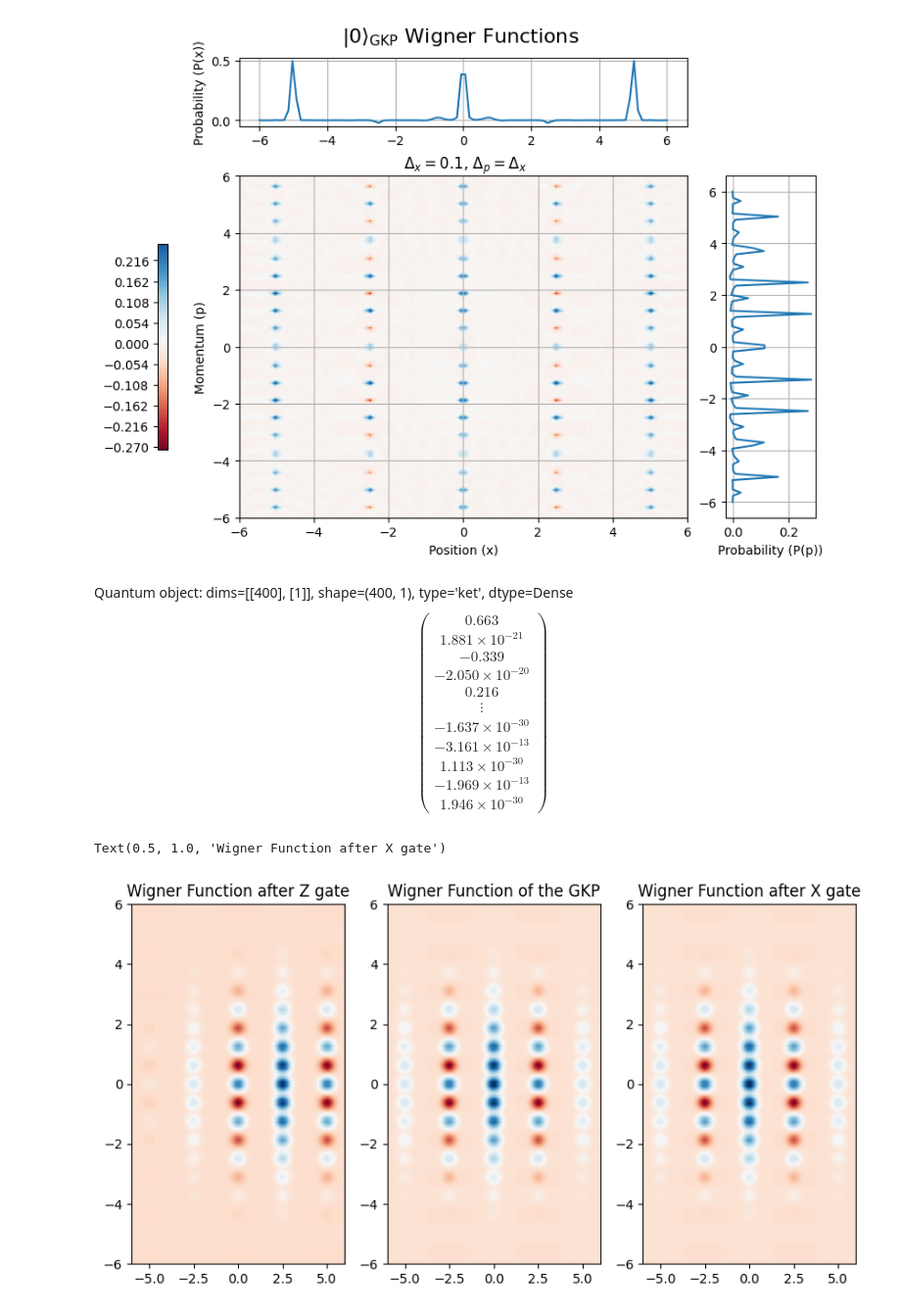
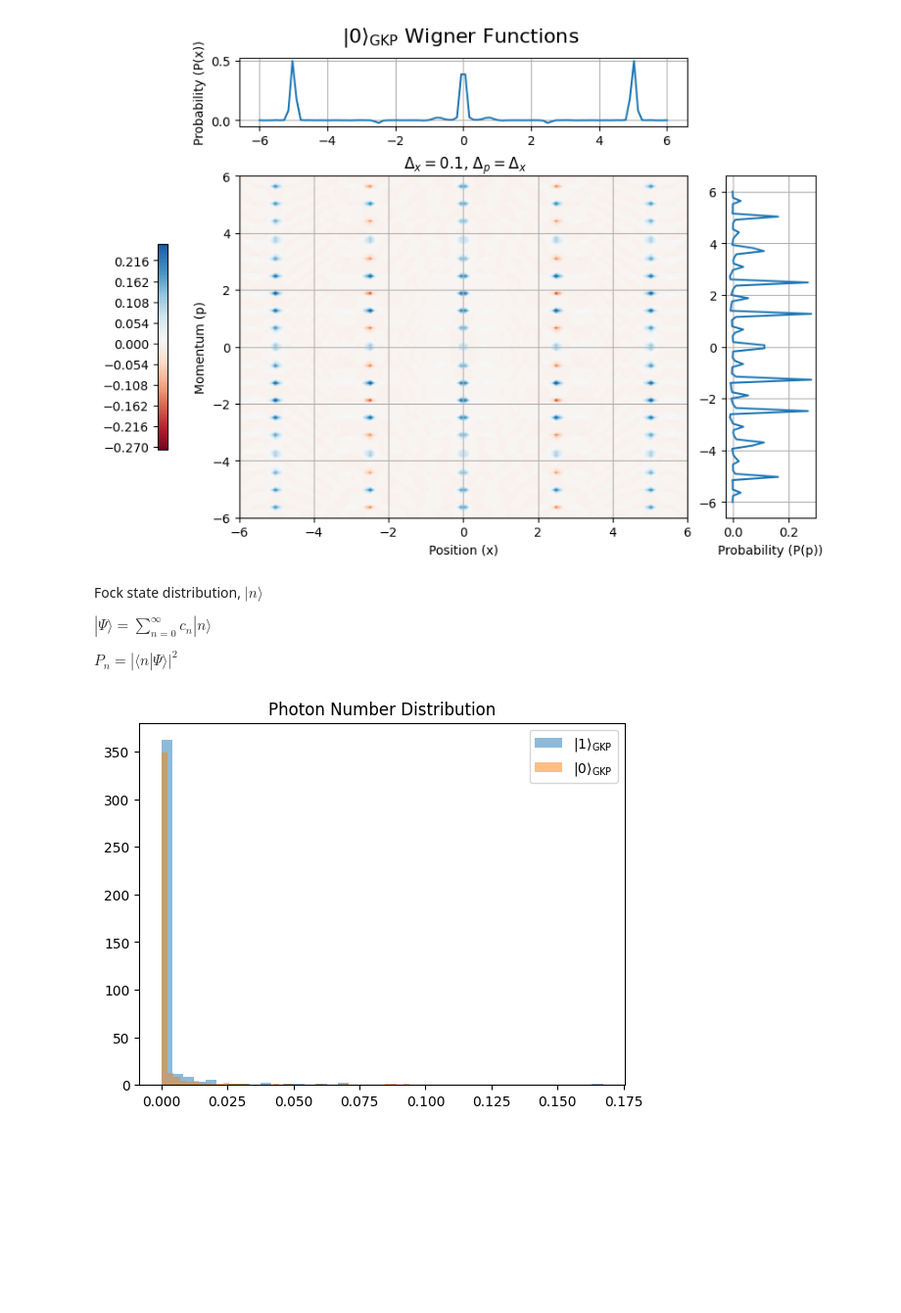
Before and after one commit to lhdarboe/Quantum-Information-Science-Project, a Jupyter notebook: GKP_LIVIA.ipynb, the cells around one changed output. Shown at 98% size. Drawn from its saved outputs; the diff is of its cells as text; code cells hidden in the pictures; blank space fills up the shorter version.

```diff
--- a/GKP_LIVIA.ipynb
+++ b/GKP_LIVIA.ipynb
@@ -387,7 +426,3 @@ axs[1, 1].set_xlabel("Probability (P(p))")
 axs[1, 1].grid()
 # %% [output]
 [figure]
-# %%
-gkp_state_0
-# %% [output]
-Quantum object: dims=[[400], [1]], shape=(400, 1), type='ket', dtype=Dense$$\left(\begin{array}{cc}0.663\\1.881\times10^{ -21 }\\-0.339\\-2.050\times10^{ -20 }\\0.216\\\vdots\\-1.637\times10^{ -30 }\\-3.161\times10^{ -13 }\\1.113\times10^{ -30 }\\-1.969\times10^{ -13 }\\1.946\times10^{ -30 }\end{array}\right)$$
@@ -403,15 +428,0 @@ def displace_operator(alpha):
-# %%
-fig, axs = plt.subplots(1, 3, figsize=(10, 5))
-
-
-axs[0].contourf(x, p, Wigner_z_apply_0, levels=100, cmap='RdBu')
-axs[0].set_title("Wigner Function after Z gate")
-
-axs[1].contourf(x, p, W_GKP_0, levels=100, cmap='RdBu')
-axs[1].set_title("Wigner Function of the GKP")
-
-axs[2].contourf(x, p, Wigner_x_apply_0, levels=100, cmap='RdBu')
-axs[2].set_title("Wigner Function after X gate")
-# %% [output]
-Text(0.5, 1.0, 'Wigner Function after X gate')
-[figure, removed]
@@ -417,0 +431,20 @@ Text(0.5, 1.0, 'Wigner Function after X gate')
+# %% [markdown]
+Fock state distribution, $| n \rangle$
+
+$|\Psi\rangle = \sum_{n=0}^{\infty} c_n | n \rangle$
+
+$P_n = |\langle n | \Psi \rangle |^2$
+# %%
+dim = N
+
+P_n_0 = [expect(fock_dm(dim, n), gkp_state_2) for n in range(dim)]
+P_n_1 = [expect(fock_dm(dim, n), gkp_state_21) for n in range(dim)]
+
+
+plt.hist(P_n_1, bins=40, alpha=0.5, label=r'$|1\rangle_{\rm GKP}$')
+plt.hist(P_n_0, bins=40, alpha=0.5, label=r'$|0\rangle_{\rm GKP}$')
+plt.title("Photon Number Distribution")
+plt.legend()
+plt.show()
+# %% [output]
+[figure, added]
```
Also changed, not shown: parts of 8 cells of this notebook.
